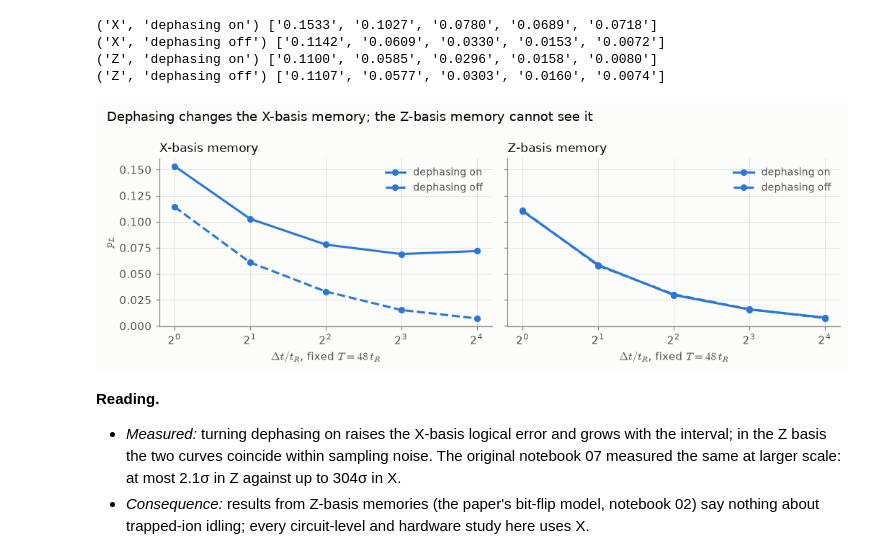
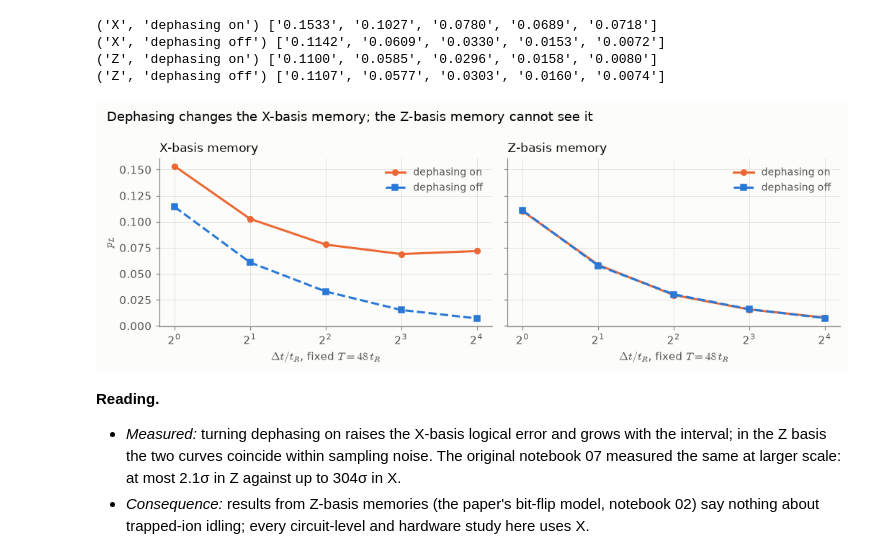
Before and after one commit to hvermaQ/qec-timing-submission, a Jupyter notebook: notebooks/03_dephasing_needs_x_basis.ipynb, the cells around one changed output. Cells and saved outputs as stored; diff of their text form; code cells hidden in the pictures.

Commit message:
Notebook 03: distinct colours and markers for dephasing on/off
Co-Authored-By: Claude Opus 5.5 <noreply@anthropic.com>

```diff
--- a/notebooks/03_dephasing_needs_x_basis.ipynb
+++ b/notebooks/03_dephasing_needs_x_basis.ipynb
@@ -50,18 +50,18 @@ for k, v in out.items():
 # %%
 fig, axes = plt.subplots(1, 2, figsize=(9.5, 3.4), sharey=True)
 for ax, basis in zip(axes, ("X", "Z")):
-    for label, ls in (("dephasing on", "-"), ("dephasing off", "--")):
+    for label, ls, c, m in (("dephasing on", "-", P.SERIES[1], "o"), ("dephasing off", "--", P.SERIES[0], "s")):
         dt, pl = zip(*out[(basis, label)])
-        ax.plot(dt, pl, ls, marker="o", color=P.SERIES[0], label=label)
+        ax.plot(dt, pl, ls, marker=m, ms=5, color=c, label=label)
     ax.legend(loc="upper right", fontsize=9)
     ax.set_xscale("log", base=2); ax.set_xlabel(r"$\Delta t / t_R$, fixed $T = 48\,t_R$")
     ax.set_title(f"{basis}-basis memory", loc="left")
 axes[0].set_ylabel(P.PL)
 fig.suptitle("Dephasing changes the X-basis memory; the Z-basis memory cannot see it", x=0.01, ha="left")
 fig.tight_layout()
 P.save(fig, "03_dephasing_needs_x_basis_1")
 # %% [output]
-[figure, old version]
+[figure, new version]
 # %% [markdown]
 **Reading.**
 - *Measured:* turning dephasing on raises the X-basis logical error and grows with the
```
Also changed, not shown: 2 other files.
